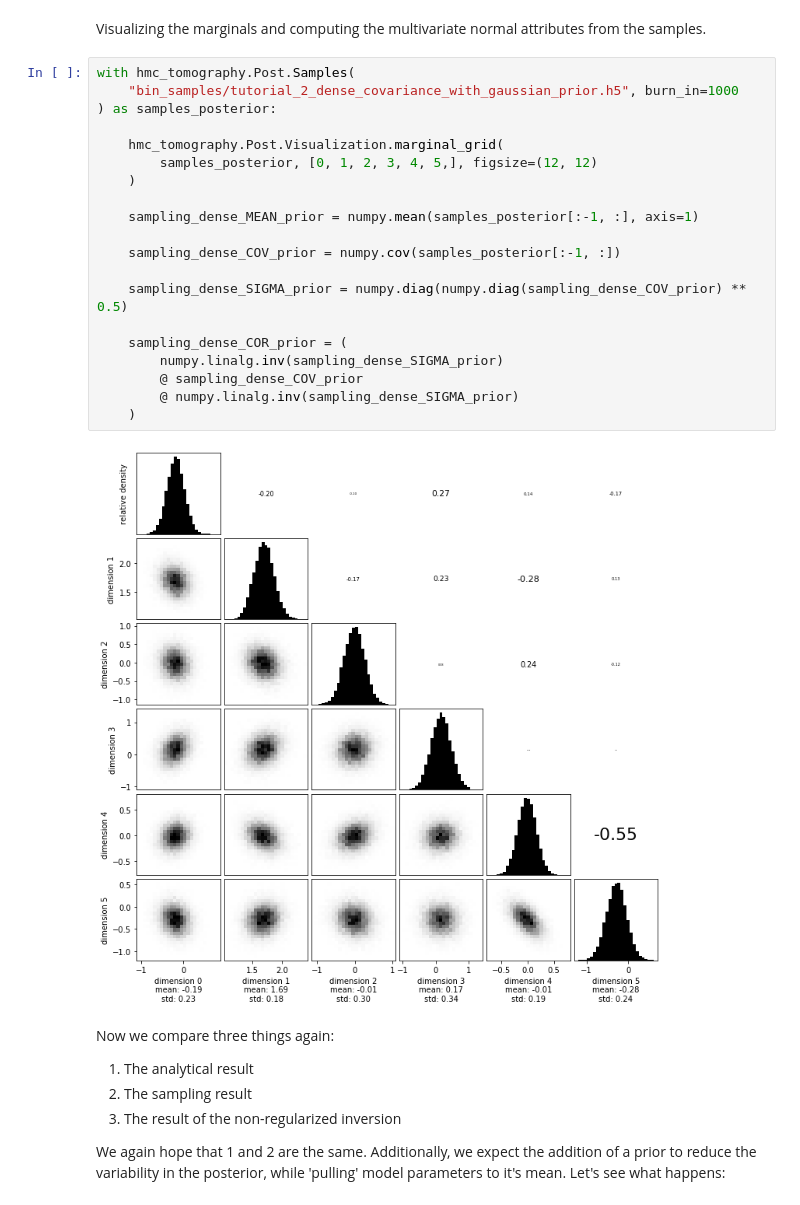
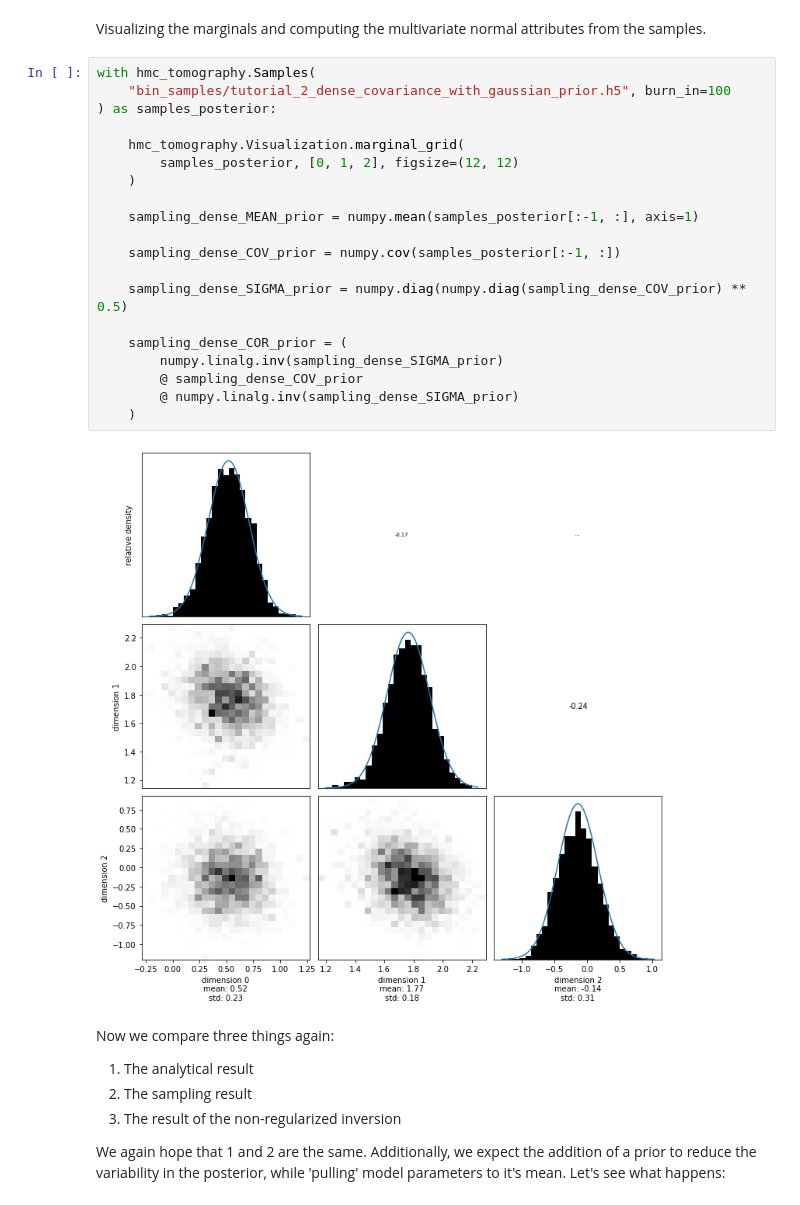
Before and after one commit to larsgeb/hmclab, a Jupyter notebook: examples/notebooks/2 - Gaussian inverse problems - sparse forward operator.ipynb, the cells around one changed output. Cells and saved outputs as stored; diff of their text form.

```diff
--- a/examples/notebooks/2 - Gaussian inverse problems - sparse forward operator.ipynb
+++ b/examples/notebooks/2 - Gaussian inverse problems - sparse forward operator.ipynb
@@ -555,27 +549,27 @@ Silently overwriting samples file (bin_samples/tutorial_2_dense_covariance_with_
 # %% [markdown]
 Visualizing the marginals and computing the multivariate normal attributes from the samples.
 # %%
-with hmc_tomography.Post.Samples(
-    "bin_samples/tutorial_2_dense_covariance_with_gaussian_prior.h5", burn_in=1000
+with hmc_tomography.Samples(
+    "bin_samples/tutorial_2_dense_covariance_with_gaussian_prior.h5", burn_in=100
 ) as samples_posterior:
 
-    hmc_tomography.Post.Visualization.marginal_grid(
-        samples_posterior, [0, 1, 2, 3, 4, 5,], figsize=(12, 12)
+    hmc_tomography.Visualization.marginal_grid(
+        samples_posterior, [0, 1, 2], figsize=(12, 12)
     )
 
     sampling_dense_MEAN_prior = numpy.mean(samples_posterior[:-1, :], axis=1)
 
     sampling_dense_COV_prior = numpy.cov(samples_posterior[:-1, :])
 
     sampling_dense_SIGMA_prior = numpy.diag(numpy.diag(sampling_dense_COV_prior) ** 0.5)
 
     sampling_dense_COR_prior = (
         numpy.linalg.inv(sampling_dense_SIGMA_prior)
         @ sampling_dense_COV_prior
         @ numpy.linalg.inv(sampling_dense_SIGMA_prior)
     )
 # %% [output]
-[figure, old version]
+[figure, new version]
 # %% [markdown]
 Now we compare three things again:
 
```
Also changed, not shown: parts of 15 cells of this notebook, 12 other files.
